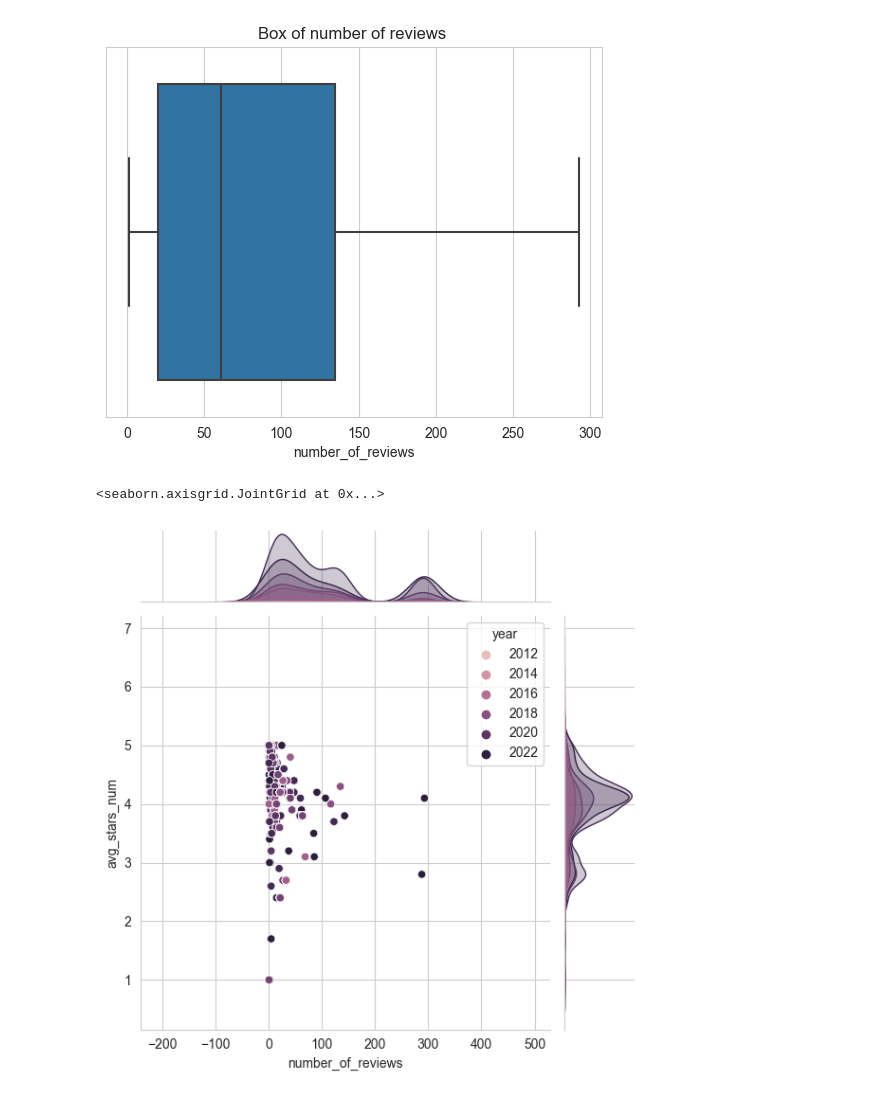
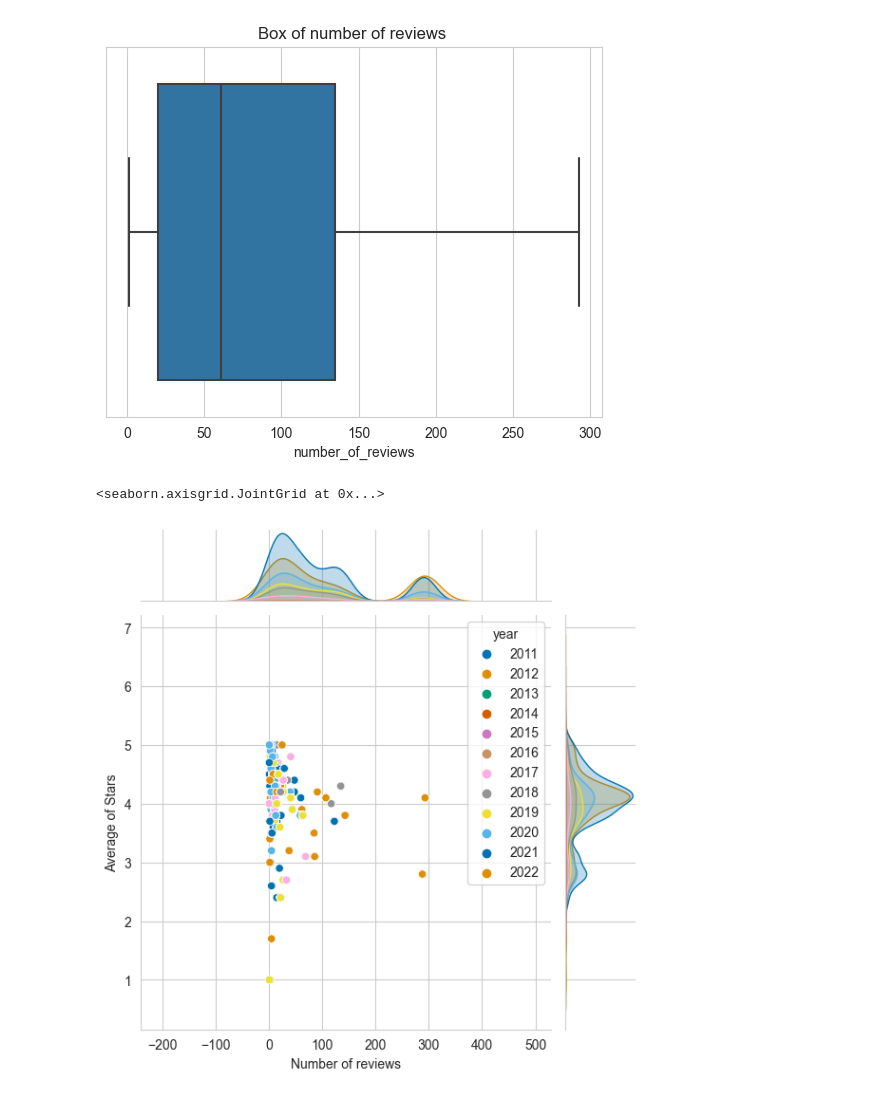
Before and after one commit to GSSaac/TOMlogistics, a Jupyter notebook: dz_WP1.5_Plots.ipynb, the cells around one changed output. Drawn from its saved outputs; the diff is of its cells as text; code cells hidden in the pictures.

```diff
--- a/dz_WP1.5_Plots.ipynb
+++ b/dz_WP1.5_Plots.ipynb
@@ -89,7 +117,7 @@ sns.boxplot(x=df['number_of_reviews']).set_title('Box of number of reviews ')
 Text(0.5, 1.0, 'Box of number of reviews ')
 [figure]
 # %%
-sns.jointplot(data=df, x="number_of_reviews", y="avg_stars_num", hue="year")
+sns.jointplot(data=df, x="number_of_reviews", y="avg_stars_num", hue="year",palette='colorblind').set_axis_labels(xlabel='Number of reviews',ylabel='Average of Stars')
 # %% [output]
 <seaborn.axisgrid.JointGrid at 0x...>
-[figure, old version]
+[figure, new version]
```
Also changed, not shown: parts of 7 cells of this notebook.
